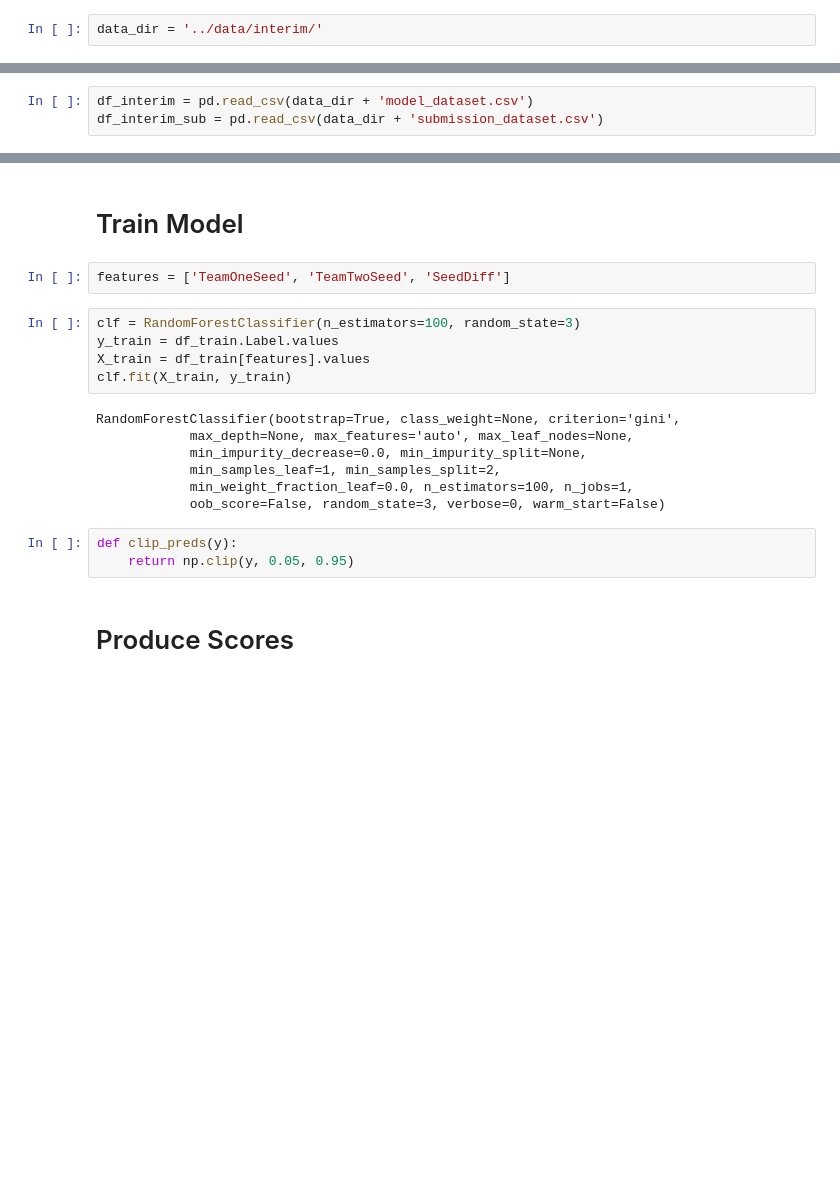
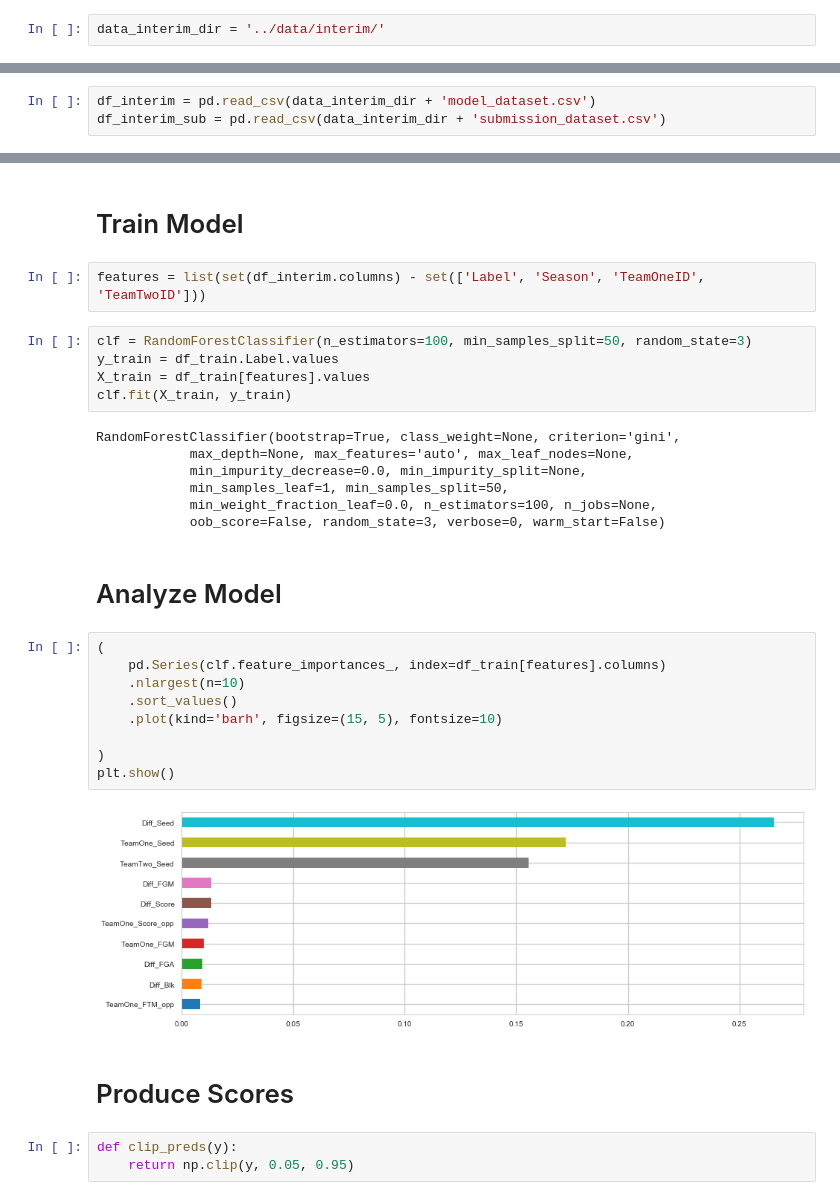
Before and after one commit to aarontrefler/kaggle-ncaa-men-19, a Jupyter notebook: notebooks/AT-0.2-model.ipynb, the cells around one changed output, grey strips where cells are left out. Saved outputs shown, nothing was run; the diff lists cells and outputs as text; blank space fills up the shorter version.

```diff
--- a/notebooks/AT-0.2-model.ipynb
+++ b/notebooks/AT-0.2-model.ipynb
@@ -13,7 +17,7 @@ def display_df(df, n=1):
 # %%
-data_dir = '../data/interim/'
+data_interim_dir = '../data/interim/'
 # %% [markdown]
 # Read Data
 # %%
-df_interim = pd.read_csv(data_dir + 'model_dataset.csv')
-df_interim_sub = pd.read_csv(data_dir + 'submission_dataset.csv')
+df_interim = pd.read_csv(data_interim_dir + 'model_dataset.csv')
+df_interim_sub = pd.read_csv(data_interim_dir + 'submission_dataset.csv')
@@ -24,10 +49,10 @@ df_train = df_interim.loc[df_interim.Season.isin(np.arange(1985, 2014))]
 df_valid = df_interim.loc[df_interim.Season.isin(np.arange(2014, 2019))]
 # %% [markdown]
 # Train Model
-# %%
-features = ['TeamOneSeed', 'TeamTwoSeed', 'SeedDiff']
+# %%
+features = list(set(df_interim.columns) - set(['Label', 'Season', 'TeamOneID', 'TeamTwoID']))
 # %%
-clf = RandomForestClassifier(n_estimators=100, random_state=3)
+clf = RandomForestClassifier(n_estimators=100, min_samples_split=50, random_state=3)
 y_train = df_train.Label.values
 X_train = df_train[features].values
 clf.fit(X_train, y_train)
@@ -35,14 +60,27 @@ clf.fit(X_train, y_train)
 RandomForestClassifier(bootstrap=True, class_weight=None, criterion='gini',
             max_depth=None, max_features='auto', max_leaf_nodes=None,
             min_impurity_decrease=0.0, min_impurity_split=None,
-            min_samples_leaf=1, min_samples_split=2,
-            min_weight_fraction_leaf=0.0, n_estimators=100, n_jobs=1,
+            min_samples_leaf=1, min_samples_split=50,
+            min_weight_fraction_leaf=0.0, n_estimators=100, n_jobs=None,
             oob_score=False, random_state=3, verbose=0, warm_start=False)
+# %% [markdown]
+# Analyze Model
+# %%
+(
+    pd.Series(clf.feature_importances_, index=df_train[features].columns)
+    .nlargest(n=10)
+    .sort_values()
+    .plot(kind='barh', figsize=(15, 5), fontsize=10)
+
+)
+plt.show()
+# %% [output]
+[figure, added]
+# %% [markdown]
+# Produce Scores
 # %%
 def clip_preds(y):
     return np.clip(y, 0.05, 0.95)
-# %% [markdown]
-# Produce Scores
 # %%
 # Train score
 yp_train = clip_preds(clf.predict_proba(X_train)[:, 1])
```
Also changed, not shown: parts of 12 cells of this notebook, 2 other files.
